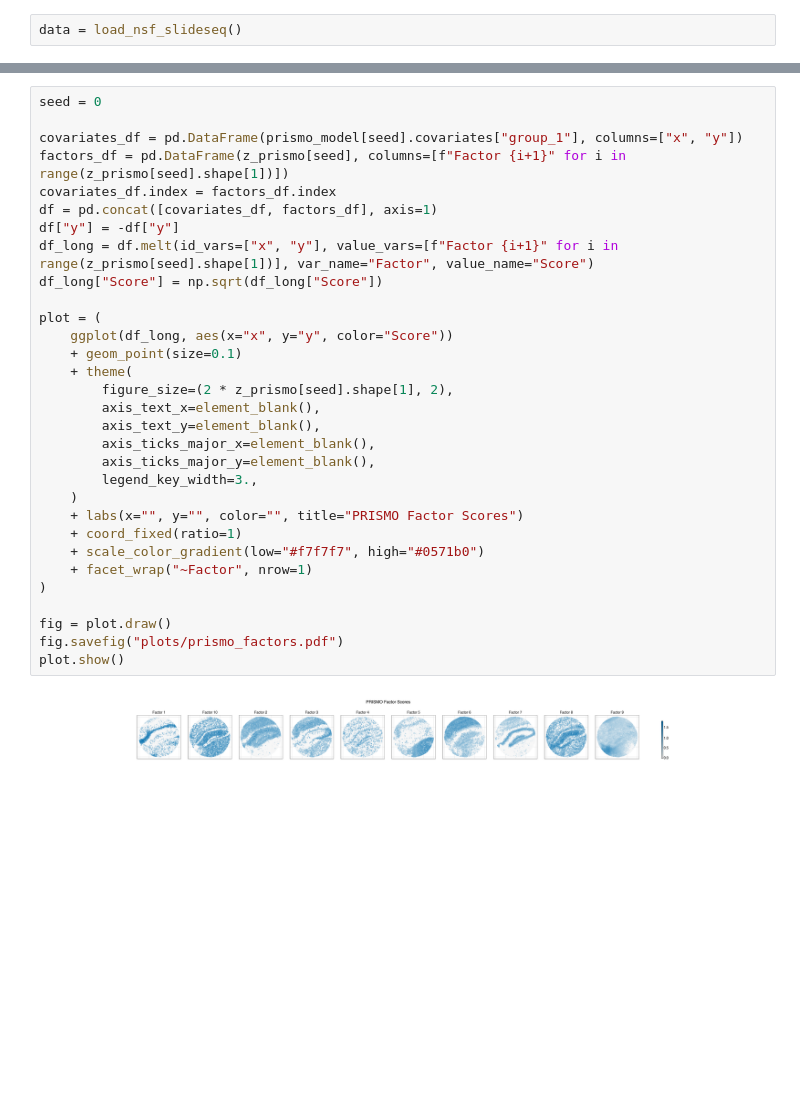
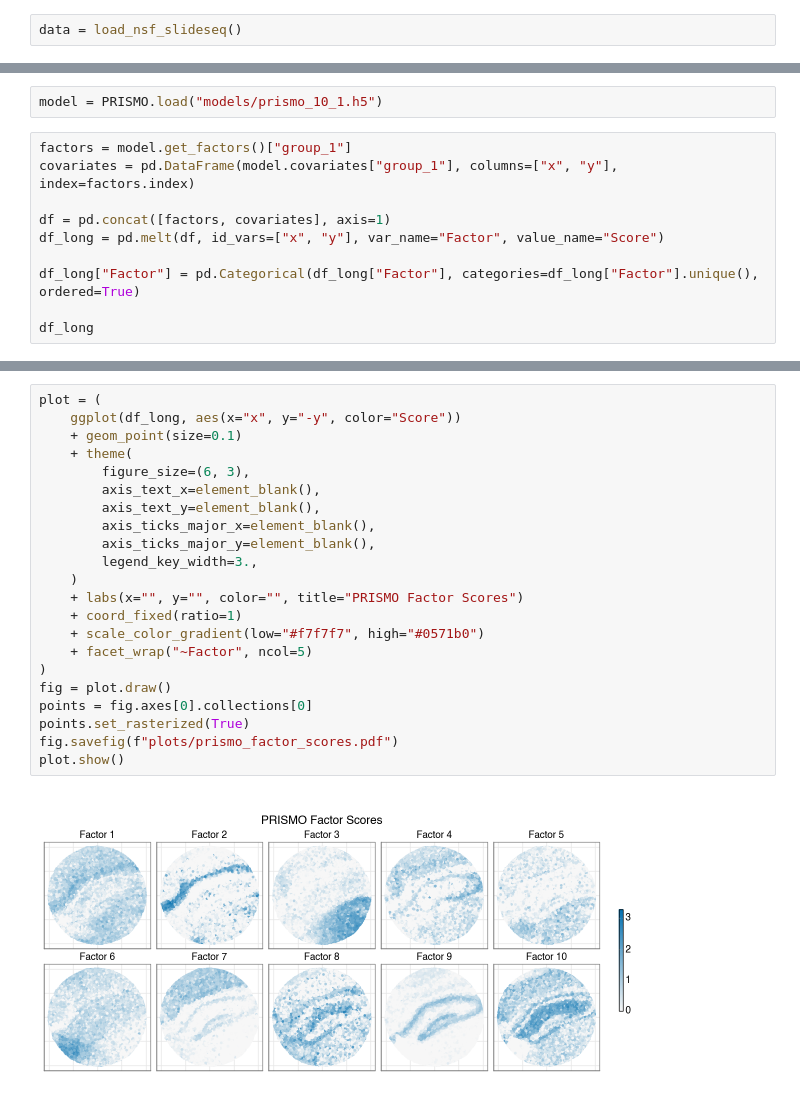
Before and after one commit to bioFAM/mofaflex-analysis, a Jupyter notebook: comparison_nsf/analysis.ipynb, the cells around one changed output, grey strips where cells are left out. Cells and saved outputs as stored; diff of their text form; blank space fills up the shorter version.

```diff
--- a/comparison_nsf/analysis.ipynb
+++ b/comparison_nsf/analysis.ipynb
@@ -219,0 +26,12 @@ plot.show()
+# %%
+model = PRISMO.load("models/prismo_10_1.h5")
+# %%
+factors = model.get_factors()["group_1"]
+covariates = pd.DataFrame(model.covariates["group_1"], columns=["x", "y"], index=factors.index)
+
+df = pd.concat([factors, covariates], axis=1)
+df_long = pd.melt(df, id_vars=["x", "y"], var_name="Factor", value_name="Score")
+
+df_long["Factor"] = pd.Categorical(df_long["Factor"], categories=df_long["Factor"].unique(), ordered=True)
+
+df_long
@@ -220,33 +52,24 @@ plot.show()
 # %%
-seed = 0
-
-covariates_df = pd.DataFrame(prismo_model[seed].covariates["group_1"], columns=["x", "y"])
-factors_df = pd.DataFrame(z_prismo[seed], columns=[f"Factor {i+1}" for i in range(z_prismo[seed].shape[1])])
-covariates_df.index = factors_df.index
-df = pd.concat([covariates_df, factors_df], axis=1)
-df["y"] = -df["y"]
-df_long = df.melt(id_vars=["x", "y"], value_vars=[f"Factor {i+1}" for i in range(z_prismo[seed].shape[1])], var_name="Factor", value_name="Score")
-df_long["Score"] = np.sqrt(df_long["Score"])
-
 plot = (
-    ggplot(df_long, aes(x="x", y="y", color="Score"))
+    ggplot(df_long, aes(x="x", y="-y", color="Score"))
     + geom_point(size=0.1)
     + theme(
-        figure_size=(2 * z_prismo[seed].shape[1], 2),
+        figure_size=(6, 3),
         axis_text_x=element_blank(),
         axis_text_y=element_blank(),
         axis_ticks_major_x=element_blank(),
         axis_ticks_major_y=element_blank(),
         legend_key_width=3.,
     )
     + labs(x="", y="", color="", title="PRISMO Factor Scores")
     + coord_fixed(ratio=1)
     + scale_color_gradient(low="#f7f7f7", high="#0571b0")
-    + facet_wrap("~Factor", nrow=1)
+    + facet_wrap("~Factor", ncol=5)
 )
-
 fig = plot.draw()
-fig.savefig("plots/prismo_factors.pdf")
+points = fig.axes[0].collections[0]
+points.set_rasterized(True)
+fig.savefig(f"plots/prismo_factor_scores.pdf")
 plot.show()
 # %% [output]
-[figure, old version]
+[figure, new version]
```
Also changed, not shown: parts of 23 cells of this notebook, 3 other files.
